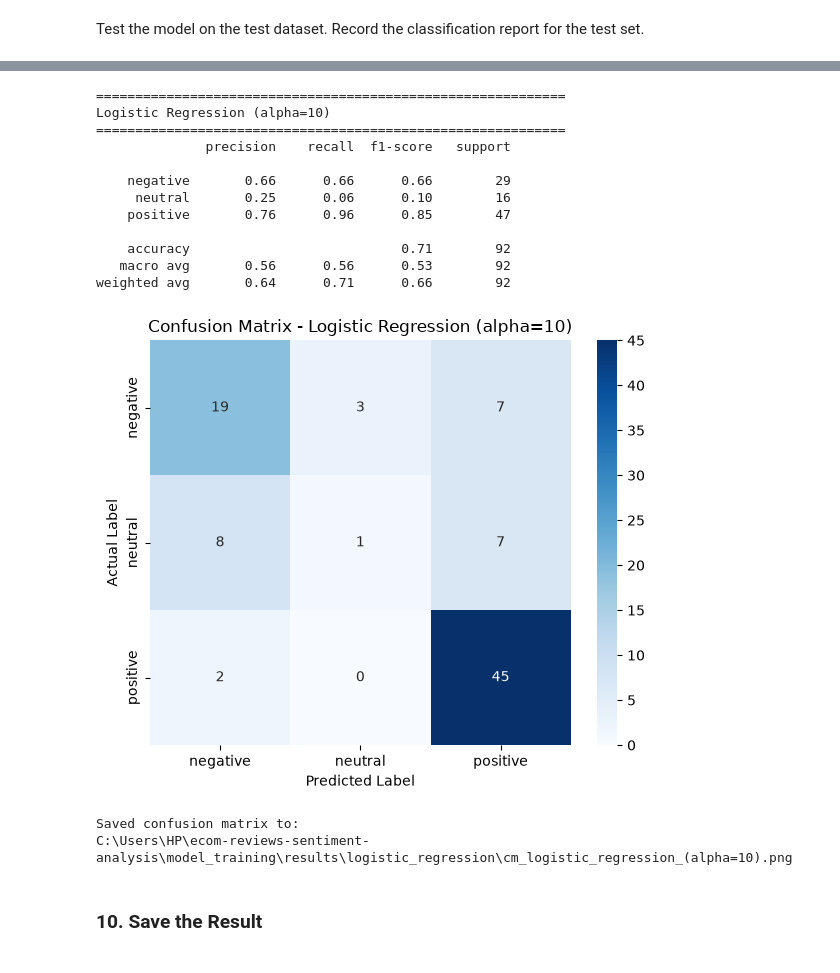
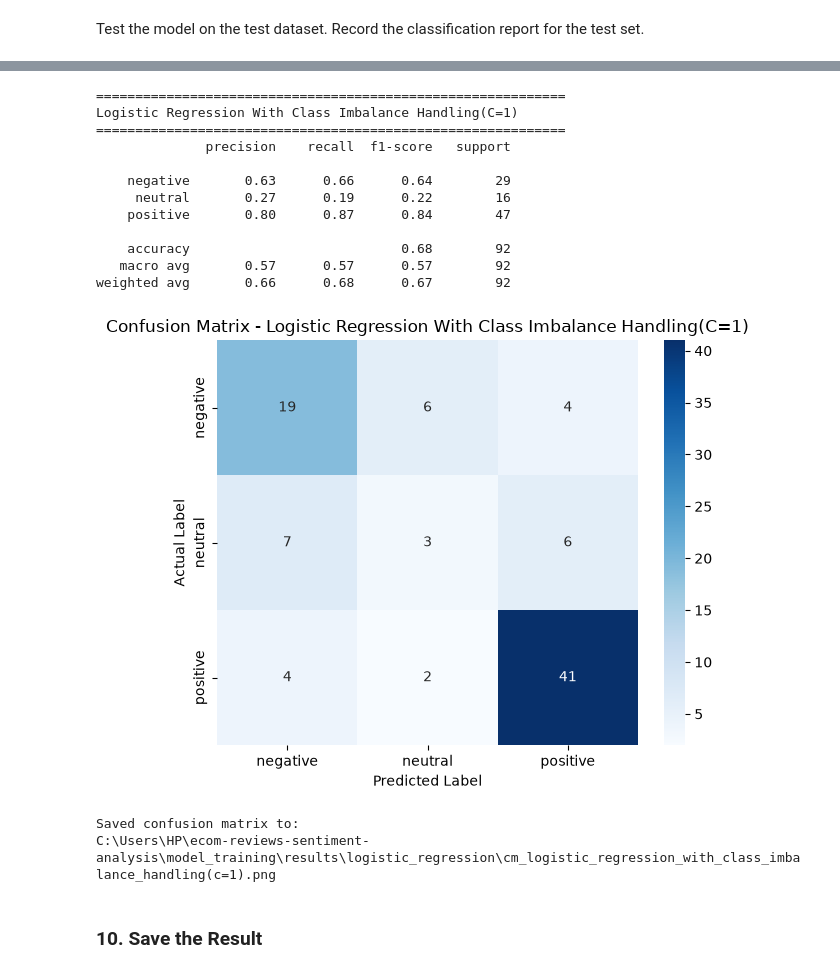
Before and after one commit to pangtengg/ecom-reviews-sentiment-analysis, a Jupyter notebook: model_training/logistic_regression.ipynb, the cells around one changed output, grey strips where cells are left out. Cells and saved outputs as stored; diff of their text form; code cells hidden in the pictures.

Commit message:
finalised notebook for nb and lr

```diff
--- a/model_training/logistic_regression.ipynb
+++ b/model_training/logistic_regression.ipynb
@@ -315,3 +393,14 @@ lr_model.fit(X_train, y_train)
 print(f"\nFinal model trained with C = {best_C}")
 # %% [output]
 Final model trained with C = 10
+# %%
+balanced_lr_model = LogisticRegression(
+    C=best_balanced_C,
+    class_weight="balanced",
+    max_iter=1000,
+    random_state=42
+)
+
+balanced_lr_model.fit(X_train, y_train)
+
+print(f"\nFinal model trained with C = {best_balanced_C}")
@@ -322,34 +444,34 @@ Test the model on the test dataset. Record the classification report for the tes
 # %%
 #Final test evaluation
 
 test_metrics, y_test_pred = evaluate_model(
-    f"Logistic Regression (alpha={best_C})",
-    lr_model,
+    f"Logistic Regression With Class Imbalance Handling(C={best_balanced_C})",
+    balanced_lr_model,
     X_test,
     y_test
 )
 
 plot_confusion_matrix(
-    f"Logistic Regression (alpha={best_C})",
+    f"Logistic Regression With Class Imbalance Handling(C={best_balanced_C})",
     y_test,
     y_test_pred
 )
 # %% [output]
 ============================================================
-Logistic Regression (alpha=10)
+Logistic Regression With Class Imbalance Handling(C=1)
 ============================================================
               precision    recall  f1-score   support
 
-    negative       0.66      0.66      0.66        29
-     neutral       0.25      0.06      0.10        16
-    positive       0.76      0.96      0.85        47
+    negative       0.63      0.66      0.64        29
+     neutral       0.27      0.19      0.22        16
+    positive       0.80      0.87      0.84        47
 
-    accuracy                           0.71        92
-   macro avg       0.56      0.56      0.53        92
-weighted avg       0.64      0.71      0.66        92
+    accuracy                           0.68        92
+   macro avg       0.57      0.57      0.57        92
+weighted avg       0.66      0.68      0.67        92
-[figure, old version]
+[figure, new version]
 Saved confusion matrix to:
-C:\Users\HP\ecom-reviews-sentiment-analysis\model_training\results\logistic_regression\cm_logistic_regression_(alpha=10).png
+C:\Users\HP\ecom-reviews-sentiment-analysis\model_training\results\logistic_regression\cm_logistic_regression_with_class_imbalance_handling(c=1).png
 # %% [markdown]
 ### 10. Save the Result
 # %% [markdown]
```
Also changed, not shown: parts of 8 cells of this notebook, 4 other files.
